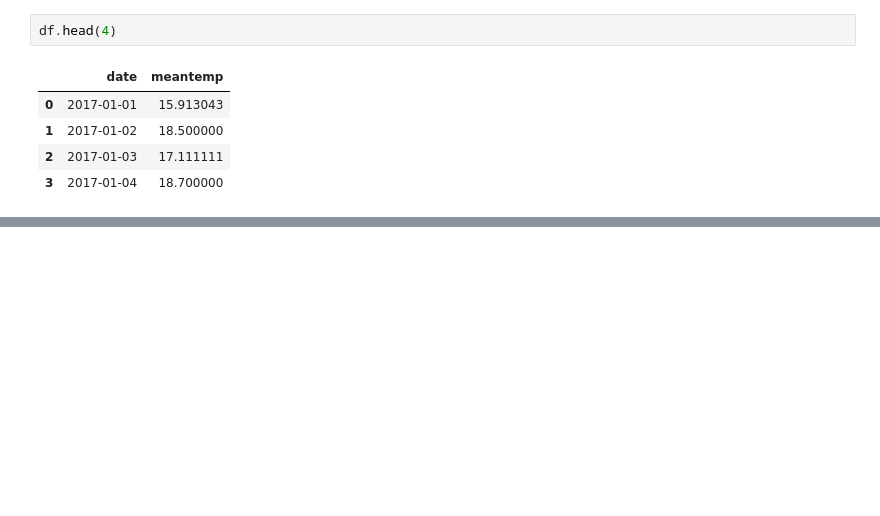
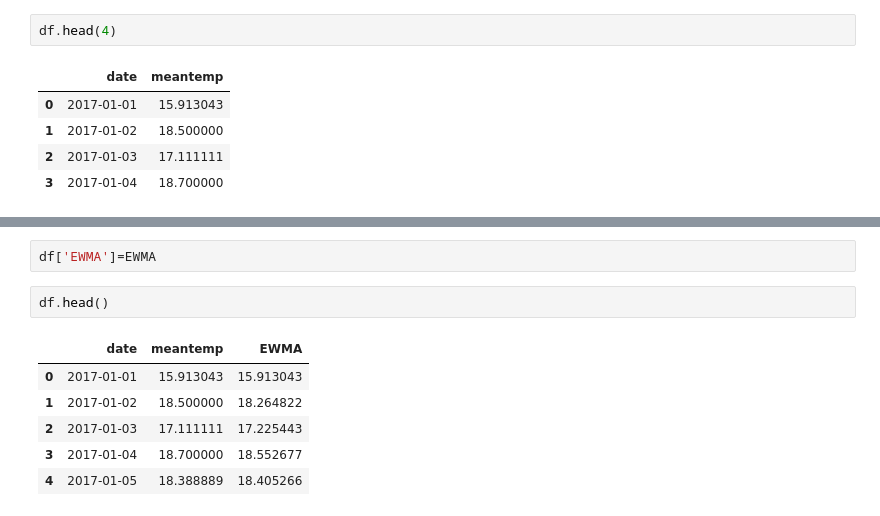
Before and after one commit to ajaykumar080286/DeepLearning, a Jupyter notebook: ExpoentialWeightedMomentAvg.ipynb, the cells around one changed output, grey strips where cells are left out. Drawn from its saved outputs; the diff is of its cells as text; blank space fills up the shorter version.

```diff
--- a/ExpoentialWeightedMomentAvg.ipynb
+++ b/ExpoentialWeightedMomentAvg.ipynb
@@ -28,0 +53,11 @@ df.head(4)
+# %%
+df['EWMA']=EWMA
+# %%
+df.head()
+# %% [output]
+|  | date | meantemp | EWMA |
+| 0 | 2017-01-01 | 15.913043 | 15.913043 |
+| 1 | 2017-01-02 | 18.500000 | 18.264822 |
+| 2 | 2017-01-03 | 17.111111 | 17.225443 |
+| 3 | 2017-01-04 | 18.700000 | 18.552677 |
+| 4 | 2017-01-05 | 18.388889 | 18.405266 |
```
Also changed, not shown: parts of 4 cells of this notebook.
